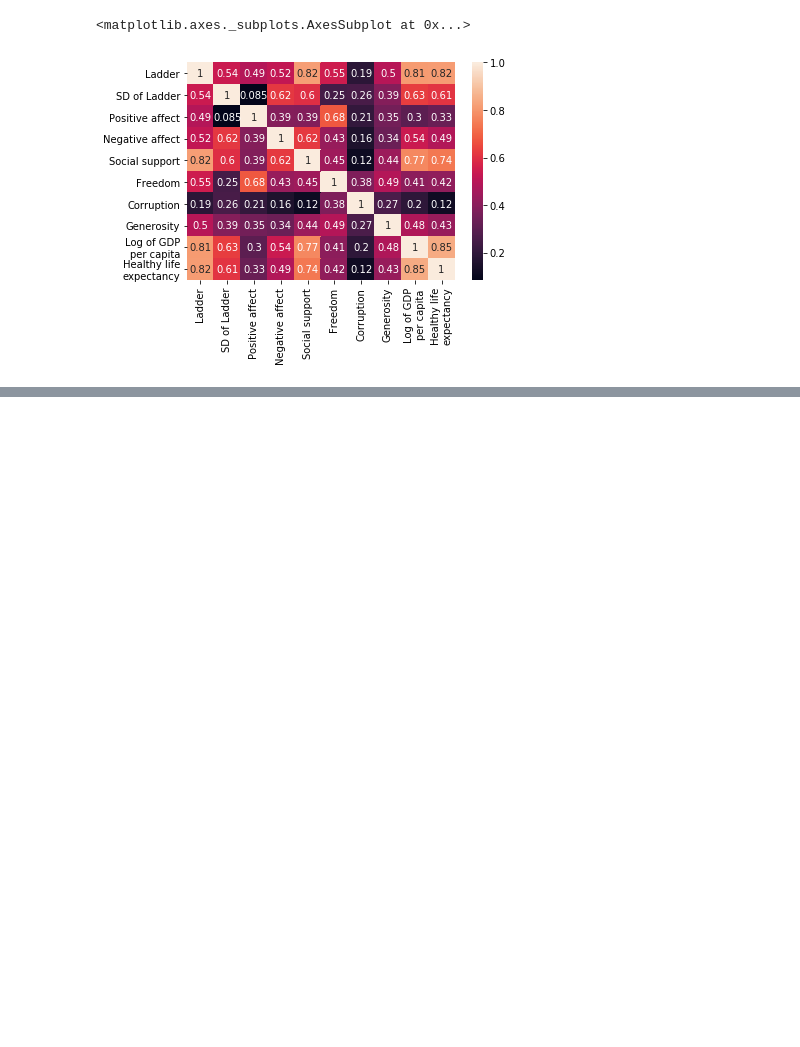
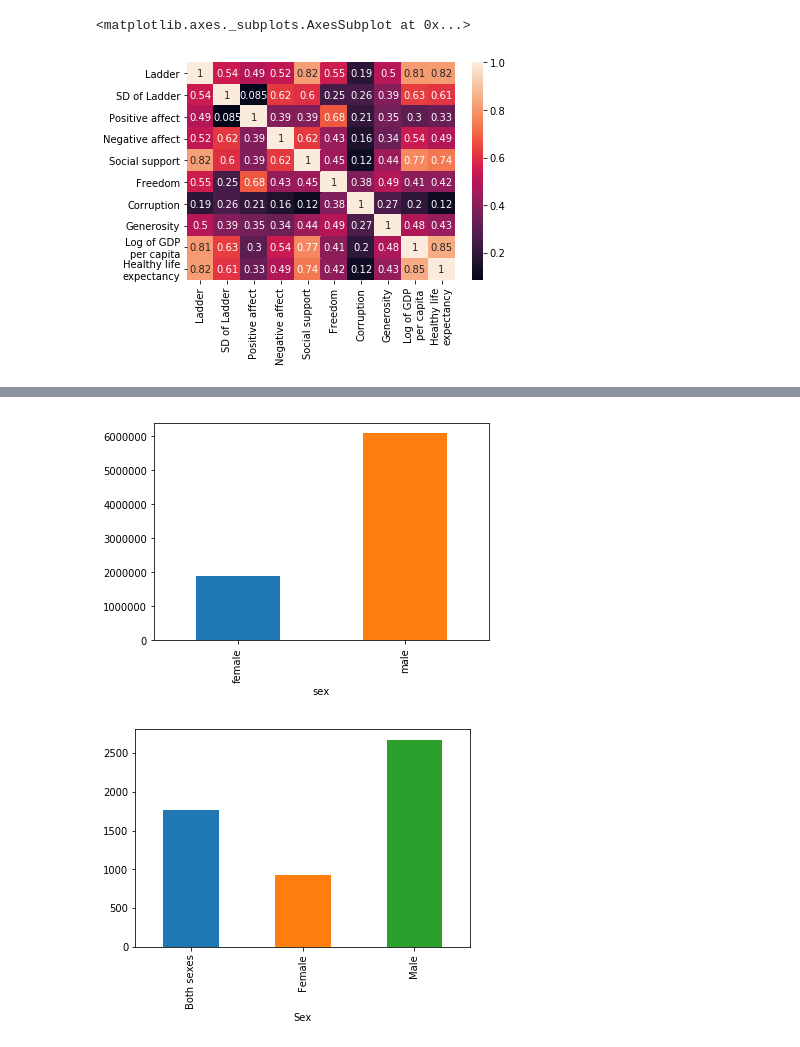
Before and after one commit to bernino/HappinesIndex, a Jupyter notebook: Happiness.ipynb, the cells around one changed output, grey strips where cells are left out. Cells and saved outputs as stored; diff of their text form; code cells hidden in the pictures; blank space fills up the shorter version.

```diff
--- a/Happiness.ipynb
+++ b/Happiness.ipynb
@@ -32,0 +188,15 @@ PlotlyRequestError: No message
+# %%
+# Exploring suicide by gender
+suicidesex = suicide.groupby('sex')['suicides_no'].sum()
+#print(suicidesex.describe())
+suicidesex.plot.bar()
+plt.show()
+
+
+dfsex = df.groupby('Sex')['2016'].sum()
+#print(dfsex.describe())
+dfsex.plot.bar()
+plt.show()
+# %% [output]
+[figure, added]
+[figure, added]
```
Also changed, not shown: parts of 38 cells of this notebook, 11 other files.
